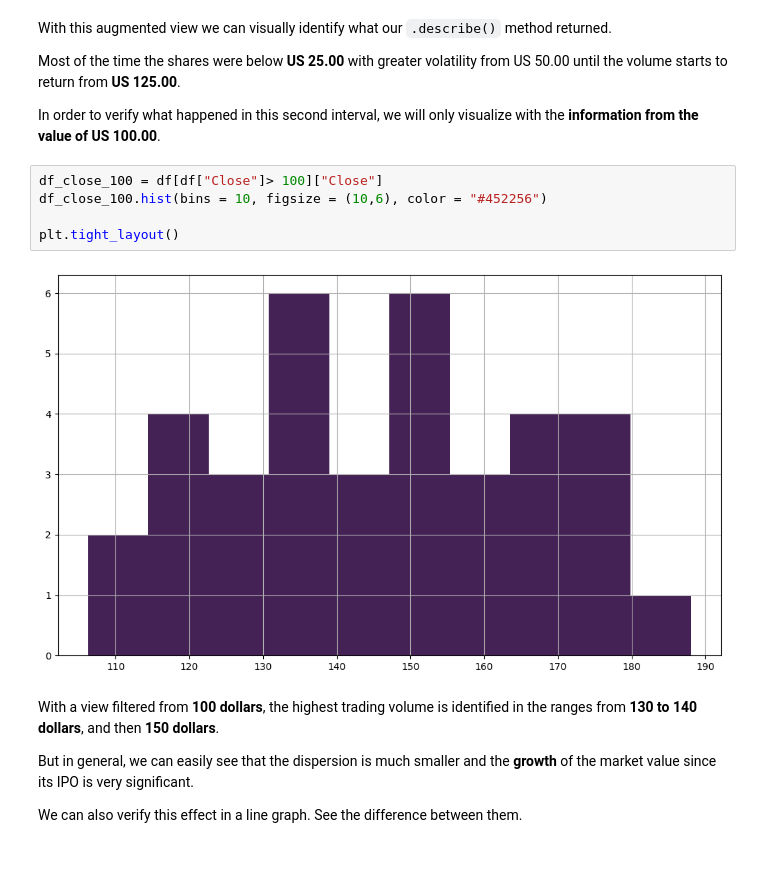
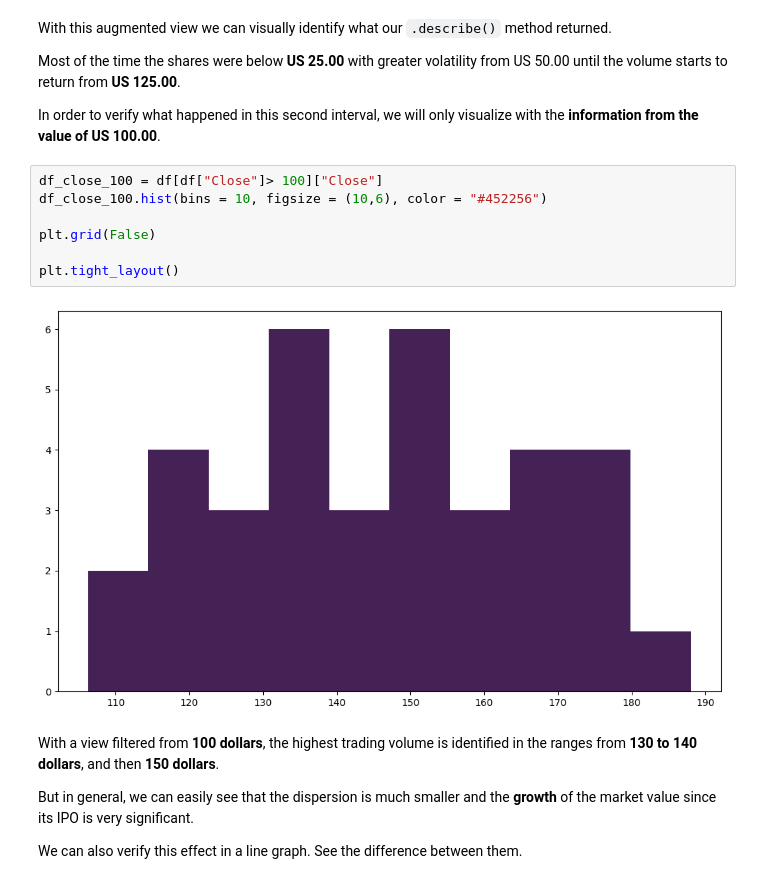
Before and after one commit to gabrielnd312/Apple_Stock_History_Analysis, a Jupyter notebook: Apple_Stock_Historical_Analysis.ipynb, the cells around one changed output. Saved outputs shown, nothing was run; the diff lists cells and outputs as text.

```diff
--- a/Apple_Stock_Historical_Analysis.ipynb
+++ b/Apple_Stock_Historical_Analysis.ipynb
@@ -213,10 +214,12 @@ In order to verify what happened in this second interval, we will only visualize
 # %%
 df_close_100 = df[df["Close"]> 100]["Close"]
 df_close_100.hist(bins = 10, figsize = (10,6), color = "#452256")
 
+plt.grid(False)
+
 plt.tight_layout()
 # %% [output]
-[figure, old version]
+[figure, new version]
 # %% [markdown]
 With a view filtered from **100 dollars**, the highest trading volume is identified in the ranges from **130 to 140 dollars**, and then **150 dollars**.
 
```
Also changed, not shown: parts of 1 cell of this notebook.
